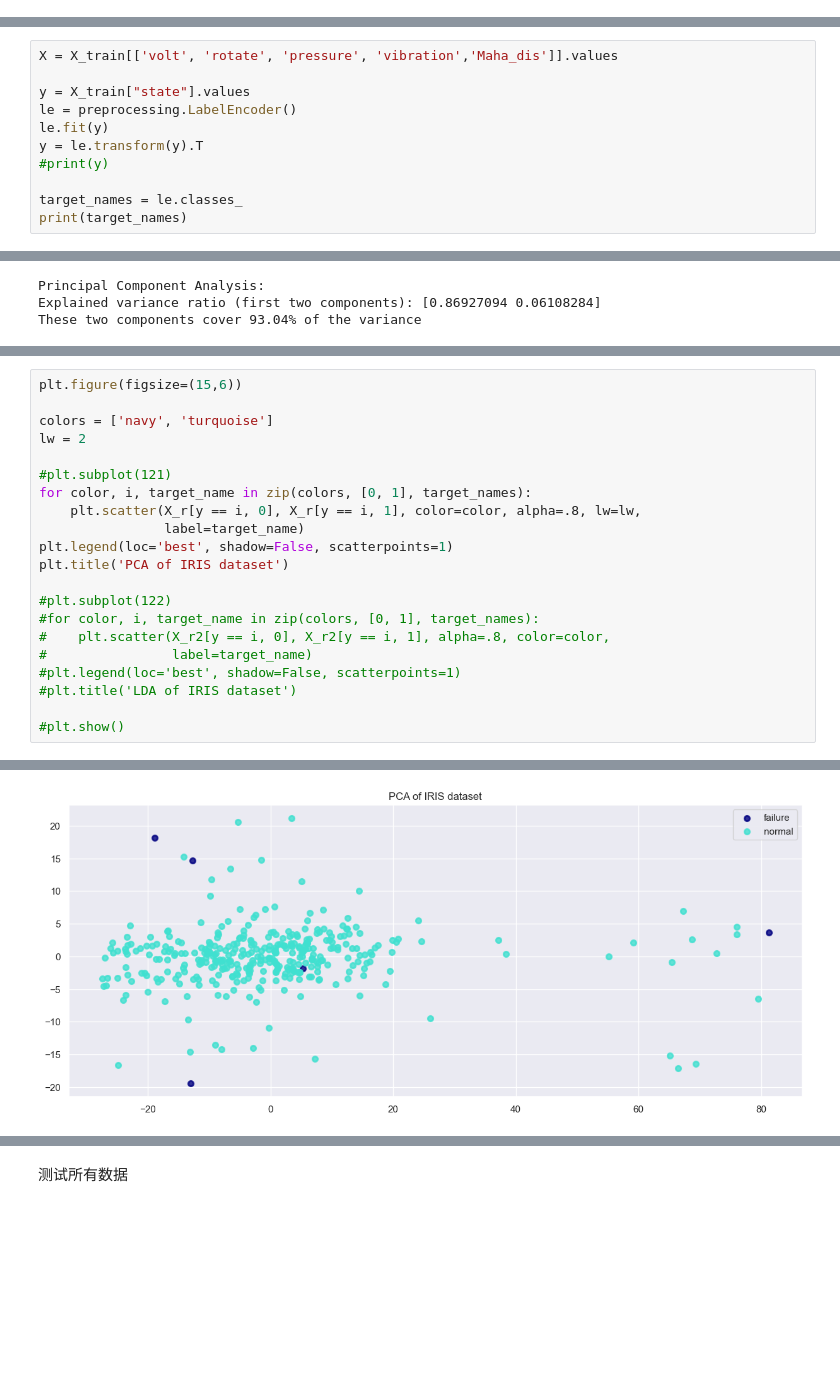
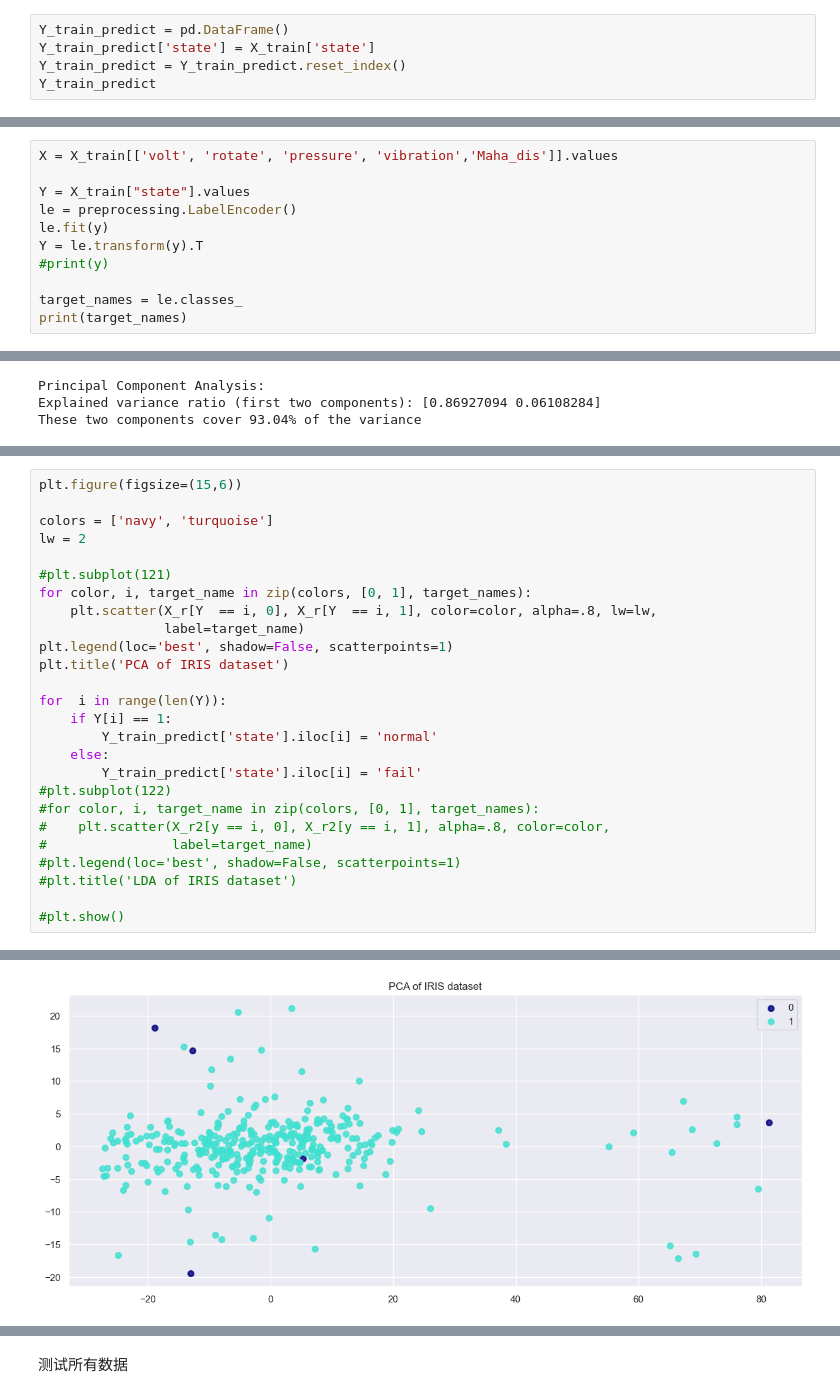
Before and after one commit to VGuoGavin/Anomaly_Detect-Forecast, a Jupyter notebook: CEG503.ipynb, the cells around one changed output, grey strips where cells are left out. Saved outputs shown, nothing was run; the diff lists cells and outputs as text; blank space fills up the shorter version.

```diff
--- a/CEG503.ipynb
+++ b/CEG503.ipynb
@@ -633,3 +665,8 @@ plt.xlabel('Sepal Length'); plt.ylabel('Petal Width')
 # %% [output]
 Text(0, 0.5, 'Petal Width')
 [figure]
+# %%
+Y_train_predict = pd.DataFrame()
+Y_train_predict['state'] = X_train['state']
+Y_train_predict = Y_train_predict.reset_index()
+Y_train_predict
@@ -636,10 +687,10 @@ Text(0, 0.5, 'Petal Width')
 # %%
 X = X_train[['volt', 'rotate', 'pressure', 'vibration','Maha_dis']].values
 
-y = X_train["state"].values
+Y = X_train["state"].values
 le = preprocessing.LabelEncoder()
 le.fit(y)
-y = le.transform(y).T
+Y = le.transform(y).T
 #print(y)
 
 target_names = le.classes_
@@ -696,11 +718,16 @@ lw = 2
 
 #plt.subplot(121)
 for color, i, target_name in zip(colors, [0, 1], target_names):
-    plt.scatter(X_r[y == i, 0], X_r[y == i, 1], color=color, alpha=.8, lw=lw,
+    plt.scatter(X_r[Y  == i, 0], X_r[Y  == i, 1], color=color, alpha=.8, lw=lw,
                 label=target_name)
 plt.legend(loc='best', shadow=False, scatterpoints=1)
 plt.title('PCA of IRIS dataset')
 
+for  i in range(len(Y)):
+    if Y[i] == 1:
+        Y_train_predict['state'].iloc[i] = 'normal'
+    else:
+        Y_train_predict['state'].iloc[i] = 'fail'
 #plt.subplot(122)
 #for color, i, target_name in zip(colors, [0, 1], target_names):
 #    plt.scatter(X_r2[y == i, 0], X_r2[y == i, 1], alpha=.8, color=color,
@@ -714 +748 @@ Text(0.5, 1.0, 'PCA of IRIS dataset')
-[figure, old version]
+[figure, new version]
```
Also changed, not shown: parts of 39 cells of this notebook, 1 other file.
